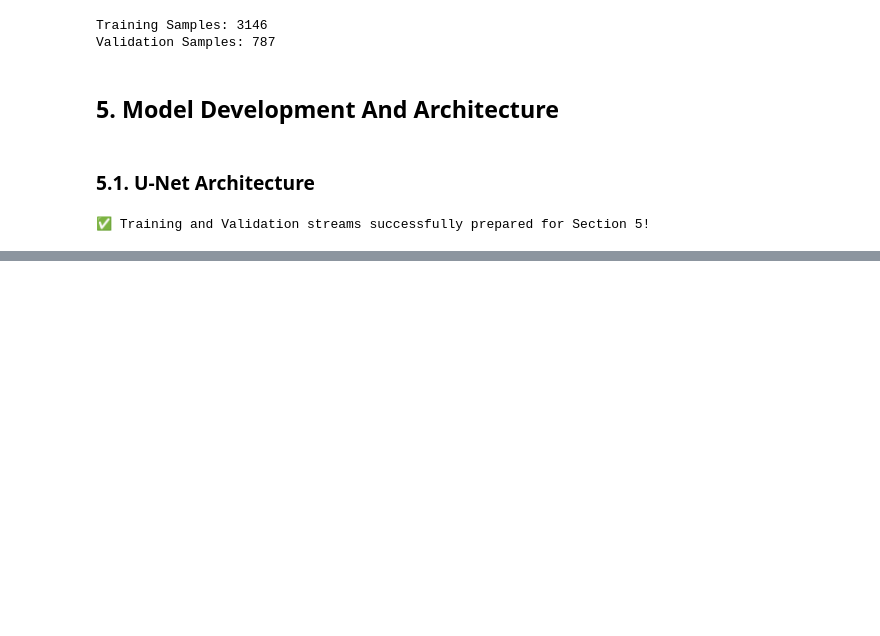
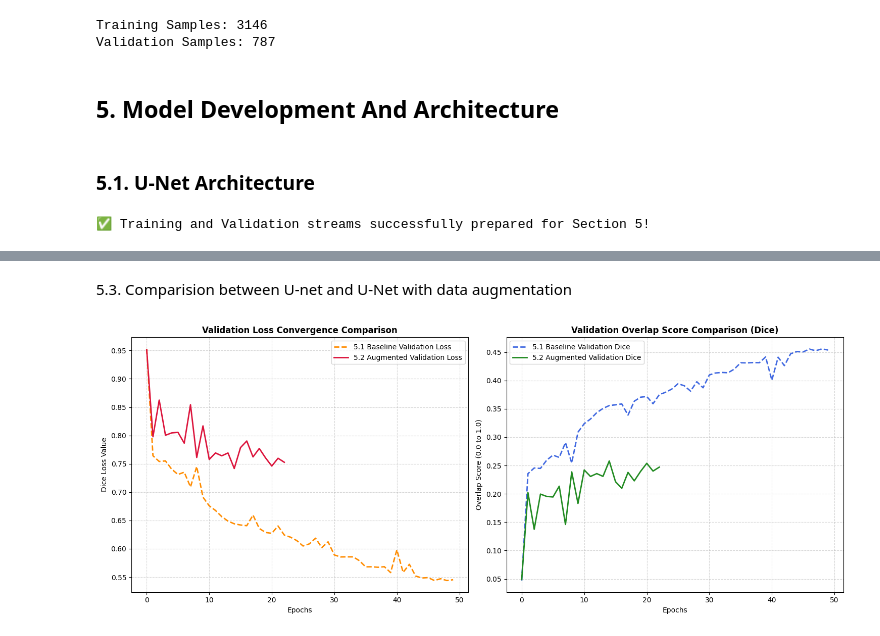
Before and after one commit to Hahaitsriya/MRI_Brain_Tumor_Segementation, a Jupyter notebook: MRI_Brain_Tumor_Segmentation.ipynb, the cells around one changed output, grey strips where cells are left out. Cells and saved outputs as stored; diff of their text form; code cells hidden in the pictures; blank space fills up the shorter version.

Commit message:
U-Net architecture with Data Augmentation was built.

```diff
--- a/MRI_Brain_Tumor_Segmentation.ipynb
+++ b/MRI_Brain_Tumor_Segmentation.ipynb
@@ -555,0 +809,76 @@ plt.show()
+# %% [markdown]
+5.3. Comparision between U-net and U-Net with data augmentation
+# %%
+import matplotlib.pyplot as plt
+
+# 1. Initialize a unified comparative canvas
+plt.figure(figsize=(15, 6))
+
+
+# =========================================================================
+# COMPARATIVE PLOT 1: BASELINE VS. AUGMENTED DICE LOSS
+# =========================================================================
+plt.subplot(1, 2, 1)
+
+# Section 5.1 Baseline Curves
+plt.plot(
+    history_5_1.history['val_loss'],
+    label='5.1 Baseline Validation Loss',
+    color='darkorange',
+    linestyle='--',
+    lw=2
+)
+
+# Section 5.2 Augmented Curves
+plt.plot(
+    history_5_2.history['val_loss'],
+    label='5.2 Augmented Validation Loss',
+    color='crimson',
+    linestyle='-',
+    lw=2
+)
+
+plt.title('Validation Loss Convergence Comparison', fontsize=12, fontweight='bold')
+plt.xlabel('Epochs')
+plt.ylabel('Dice Loss Value')
+plt.legend()
+plt.grid(True, linestyle='--', alpha=0.5)
+
+
+# =========================================================================
+# COMPARATIVE PLOT 2: BASELINE VS. AUGMENTED DICE COEFFICIENT
+# =========================================================================
+plt.subplot(1, 2, 2)
+
+# Section 5.1 Baseline Curves
+plt.plot(
+    history_5_1.history['val_dice_coefficient'],
+    label='5.1 Baseline Validation Dice',
+    color='royalblue',
+    linestyle='--',
+    lw=2
+)
+
+# Section 5.2 Augmented Curves
+plt.plot(
+    history_5_2.history['val_dice_coefficient'],
+    label='5.2 Augmented Validation Dice',
+    color='forestgreen',
+    linestyle='-',
+    lw=2
+)
+
+plt.title('Validation Overlap Score Comparison (Dice)', fontsize=12, fontweight='bold')
+plt.xlabel('Epochs')
+plt.ylabel('Overlap Score (0.0 to 1.0)')
+plt.legend()
+plt.grid(True, linestyle='--', alpha=0.5)
+
+
+# =========================================================================
+# DISPLAY PACKAGING
+# =========================================================================
+plt.tight_layout()
+plt.show()
+# %% [output]
+[figure, added]
```
Also changed, not shown: parts of 15 cells of this notebook.
